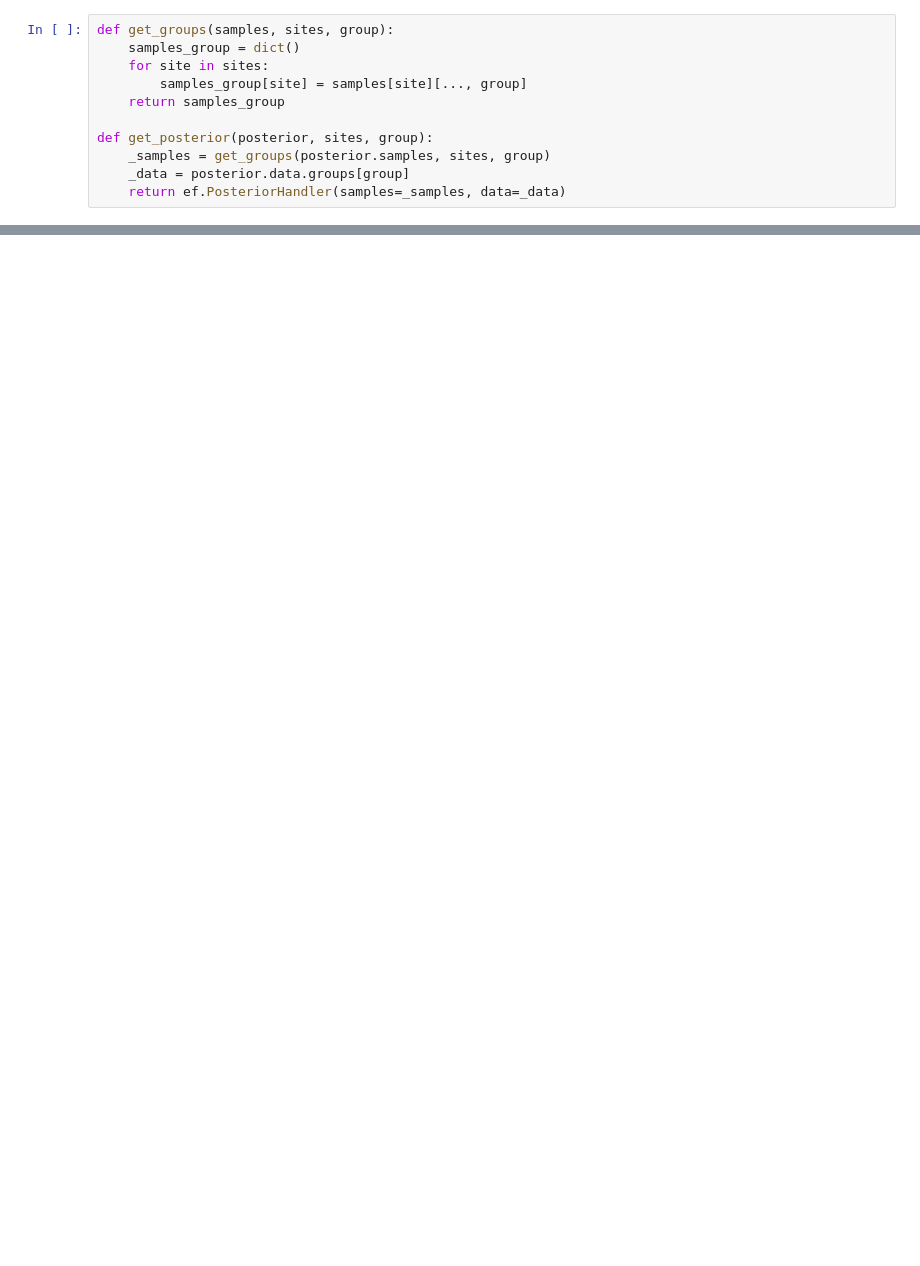
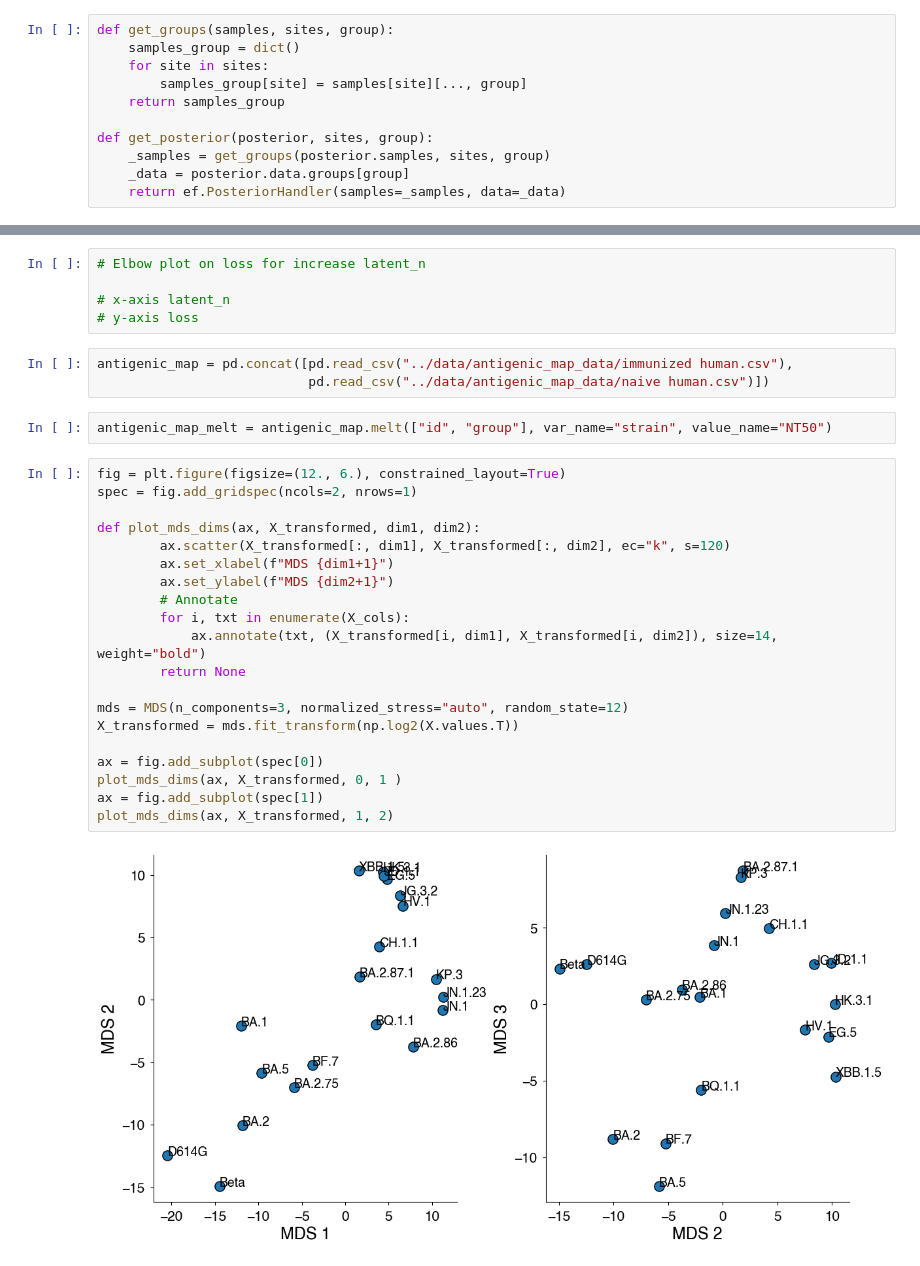
Before and after one commit to blab/relative-fitness-mechanisms, a Jupyter notebook: notebooks/DR-Dev.ipynb, the cells around one changed output, grey strips where cells are left out. Drawn from its saved outputs; the diff is of its cells as text; blank space fills up the shorter version.

```diff
--- a/notebooks/DR-Dev.ipynb
+++ b/notebooks/DR-Dev.ipynb
@@ -228,0 +203,32 @@ fig_wa.savefig("../manuscript/figures/" + "latent_immune.png")
+# %%
+# Elbow plot on loss for increase latent_n
+
+# x-axis latent_n
+# y-axis loss
+# %%
+antigenic_map = pd.concat([pd.read_csv("../data/antigenic_map_data/immunized human.csv"),
+                           pd.read_csv("../data/antigenic_map_data/naive human.csv")])
+# %%
+antigenic_map_melt = antigenic_map.melt(["id", "group"], var_name="strain", value_name="NT50")
+# %%
+fig = plt.figure(figsize=(12., 6.), constrained_layout=True)
+spec = fig.add_gridspec(ncols=2, nrows=1)
+
+def plot_mds_dims(ax, X_transformed, dim1, dim2):
+        ax.scatter(X_transformed[:, dim1], X_transformed[:, dim2], ec="k", s=120)
+        ax.set_xlabel(f"MDS {dim1+1}")
+        ax.set_ylabel(f"MDS {dim2+1}")
+        # Annotate
+        for i, txt in enumerate(X_cols):
+            ax.annotate(txt, (X_transformed[i, dim1], X_transformed[i, dim2]), size=14, weight="bold")
+        return None
+
+mds = MDS(n_components=3, normalized_stress="auto", random_state=12)
+X_transformed = mds.fit_transform(np.log2(X.values.T))
+
+ax = fig.add_subplot(spec[0])
+plot_mds_dims(ax, X_transformed, 0, 1 )
+ax = fig.add_subplot(spec[1])
+plot_mds_dims(ax, X_transformed, 1, 2)
+# %% [output]
+[figure, added]
```
Also changed, not shown: parts of 27 cells of this notebook, 1 other file.
